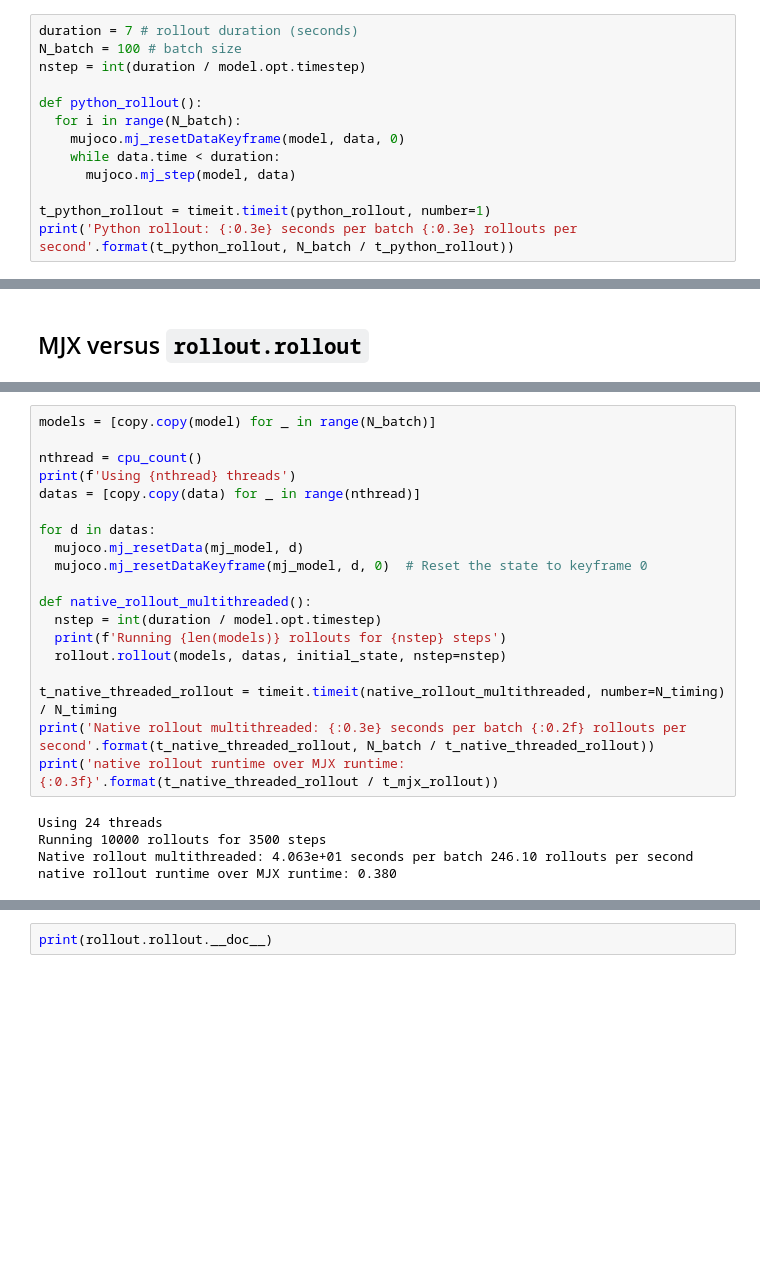
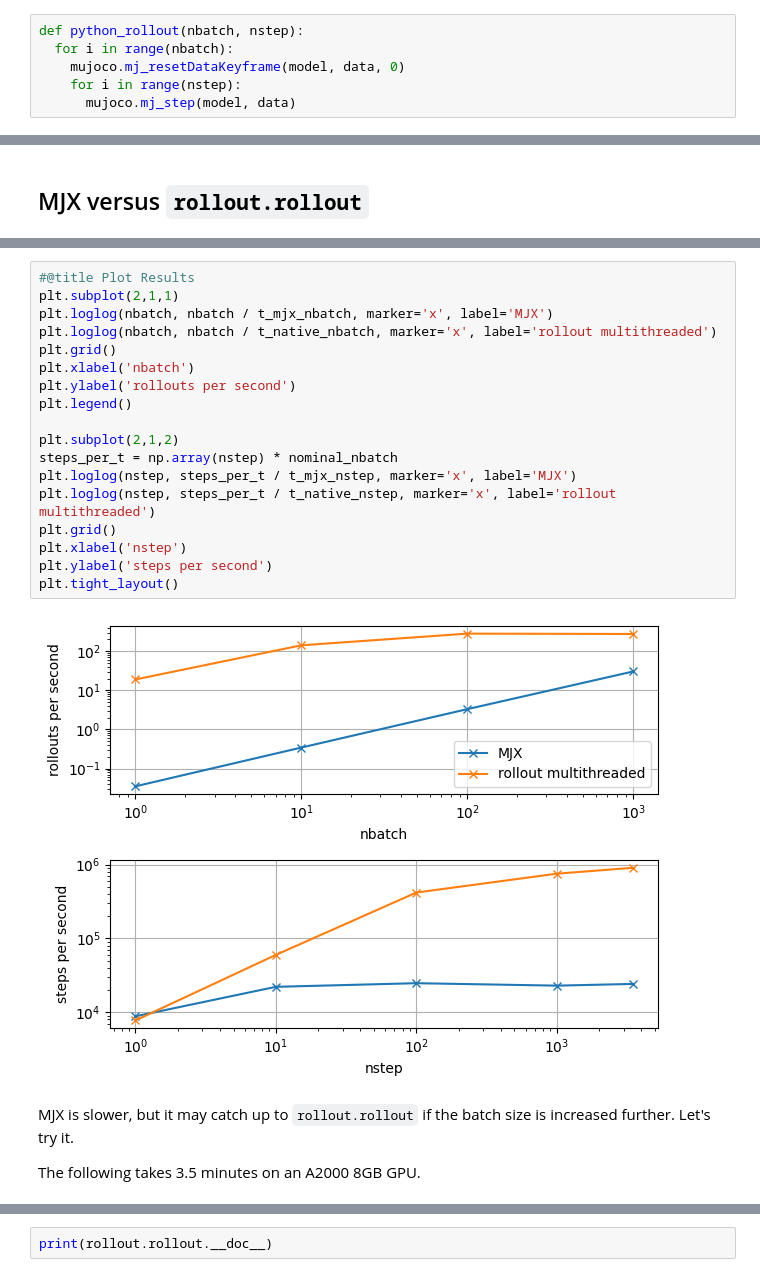
Before and after one commit to aftersomemath/mujoco, a Jupyter notebook: python/rollout.ipynb, the cells around one changed output, grey strips where cells are left out. Cells and saved outputs as stored; diff of their text form; blank space fills up the shorter version.

```diff
--- a/python/rollout.ipynb
+++ b/python/rollout.ipynb
@@ -173,13 +196,6 @@ Lets simulate this model using a Python based rollout. We will time how long it
 # %%
-duration = 7 # rollout duration (seconds)
-N_batch = 100 # batch size
-nstep = int(duration / model.opt.timestep)
-
-def python_rollout():
-  for i in range(N_batch):
+def python_rollout(nbatch, nstep):
+  for i in range(nbatch):
     mujoco.mj_resetDataKeyframe(model, data, 0)
-    while data.time < duration:
+    for i in range(nstep):
       mujoco.mj_step(model, data)
-
-t_python_rollout = timeit.timeit(python_rollout, number=1)
-print('Python rollout: {:0.3e} seconds per batch {:0.3e} rollouts per second'.format(t_python_rollout, N_batch / t_python_rollout))
@@ -313,24 +303,24 @@ MJX rollout: 1.070e+02 seconds per batch 93.49 rollouts per second
 # %%
-models = [copy.copy(model) for _ in range(N_batch)]
+#@title Plot Results
+plt.subplot(2,1,1)
+plt.loglog(nbatch, nbatch / t_mjx_nbatch, marker='x', label='MJX')
+plt.loglog(nbatch, nbatch / t_native_nbatch, marker='x', label='rollout multithreaded')
+plt.grid()
+plt.xlabel('nbatch')
+plt.ylabel('rollouts per second')
+plt.legend()
 
-nthread = cpu_count()
-print(f'Using {nthread} threads')
-datas = [copy.copy(data) for _ in range(nthread)]
-
-for d in datas:
-  mujoco.mj_resetData(mj_model, d)
-  mujoco.mj_resetDataKeyframe(mj_model, d, 0)  # Reset the state to keyframe 0
-
-def native_rollout_multithreaded():
-  nstep = int(duration / model.opt.timestep)
-  print(f'Running {len(models)} rollouts for {nstep} steps')
-  rollout.rollout(models, datas, initial_state, nstep=nstep)
-
-t_native_threaded_rollout = timeit.timeit(native_rollout_multithreaded, number=N_timing) / N_timing
-print('Native rollout multithreaded: {:0.3e} seconds per batch {:0.2f} rollouts per second'.format(t_native_threaded_rollout, N_batch / t_native_threaded_rollout))
-print('native rollout runtime over MJX runtime: {:0.3f}'.format(t_native_threaded_rollout / t_mjx_rollout))
+plt.subplot(2,1,2)
+steps_per_t = np.array(nstep) * nominal_nbatch
+plt.loglog(nstep, steps_per_t / t_mjx_nstep, marker='x', label='MJX')
+plt.loglog(nstep, steps_per_t / t_native_nstep, marker='x', label='rollout multithreaded')
+plt.grid()
+plt.xlabel('nstep')
+plt.ylabel('steps per second')
+plt.tight_layout()
 # %% [output]
-Using 24 threads
-Running 10000 rollouts for 3500 steps
-Native rollout multithreaded: 4.063e+01 seconds per batch 246.10 rollouts per second
-native rollout runtime over MJX runtime: 0.380
+[figure, added]
+# %% [markdown]
+MJX is slower, but it may catch up to `rollout.rollout` if the batch size is increased further. Let's try it.
+
+The following takes 3.5 minutes on an A2000 8GB GPU.
```
Also changed, not shown: parts of 26 cells of this notebook.
